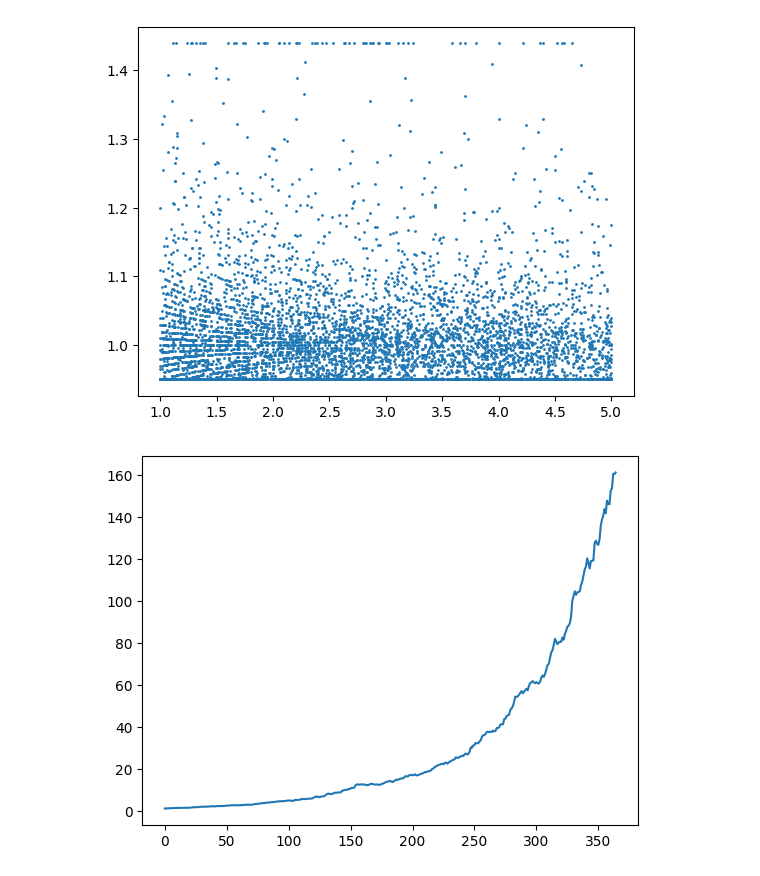
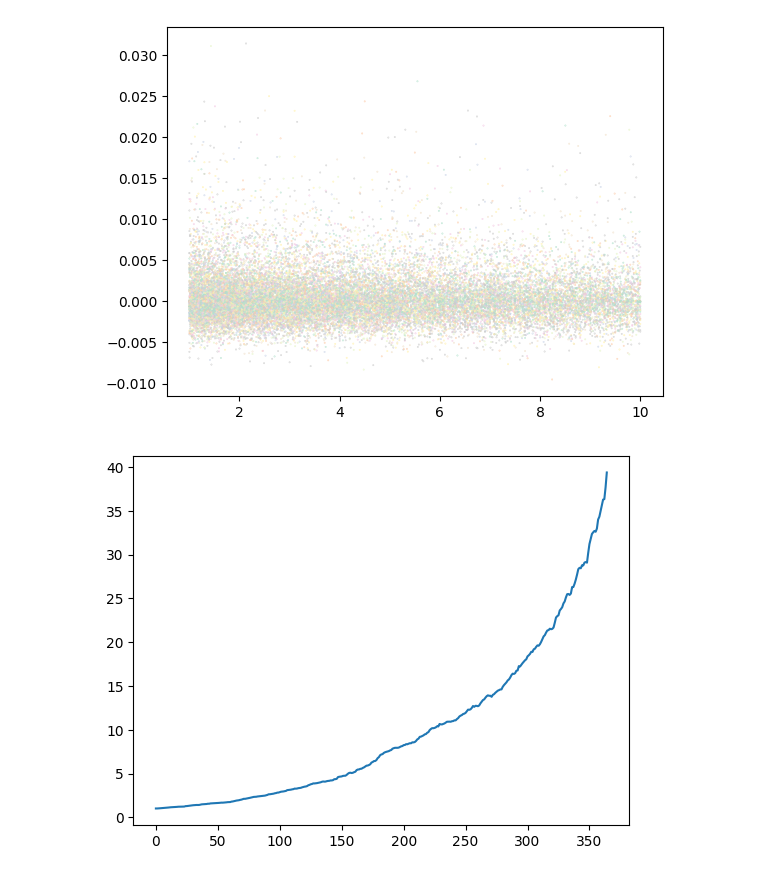
Before and after one commit to chung-ejy/orivault, a Jupyter notebook: studies/swing_trading_study/speculation_basic.ipynb, the cells around one changed output. Saved outputs shown, nothing was run; the diff lists cells and outputs as text; code cells hidden in the pictures.

```diff
--- a/studies/swing_trading_study/speculation_basic.ipynb
+++ b/studies/swing_trading_study/speculation_basic.ipynb
@@ -63,12 +65,10 @@ for ticker in tqdm(index["ticker"][::skips]):
                 price["dividend"] = price["rate"].ffill().fillna(0)
             else:
                 price["dividend"] = 0
-            for member in Metric:
-                price = member.calculate(price,timeframe=rolling_window)
-            for member in Indicator:
-                price = member.calculate(price,timeframe=rolling_window)
-            for member in RiskType:
-                price = member.apply(price)
+            price = Metric.DISTANCE.calculate(price,timeframe=rolling_window)
+            price = Metric.NEXT_CLOSE.calculate(price,timeframe=rolling_window)
+            price = Indicator.EMACorr.calculate(price,timeframe=rolling_window)
+            price = RiskType.COEFFICIENT_OF_VARIATION.apply(price)
             prices.append(price.dropna())
     except Exception as e:
         print(str(e))
@@ -80,23 +88,25 @@ index 0 is out of bounds for axis 0 with size 0
 # %%
-model_end = 2021
+model_end = 2020
 backtest_end = 2026
 simulation = pd.concat(prices)
 simulation = simulation[(simulation["year"]>=model_end) & (simulation["year"]<backtest_end)]
 simulation.sort_values("date", inplace=True)
 # %%
 portfolios = PortfolioSelection.generate_possible_portfolios(
-                                                            ranking_metrics=["sma_corr","sma","ema","ema_corr"]
-                                                            ,num_of_groups=[5,10]
+                                                            ranking_metrics=[
+                                                                "ema_corr"
+                                                            ]
+                                                            ,num_of_groups=[3]
                                                             ,group_percentages=[1]
-                                                            ,max_prices=[3,5,10]
-                                                            ,min_prices=[1,3,5]
+                                                            ,max_prices=[3]
+                                                            ,min_prices=[1]
                                                             ,stoplosses=[0.05]
                                                             ,rolling_windows=[rolling_window]
                                                             )
 filtered_portfolios = []
 for portfolio in portfolios:
-        if portfolio.timeframe.value == "day"  and portfolio.selection_type.label == "top_blacklist" \
-            and portfolio.position_type.label == "long" and portfolio.allocation_type.label == "equal" and portfolio.max_price > portfolio.min_price:
+        if portfolio.timeframe.value == "day"  and "top_blacklist" in portfolio.selection_type.label  and portfolio.allocation_type.label == "risk" \
+            and portfolio.position_type.label == "long" and portfolio.grouping_type.value ==  "distance" and portfolio.max_price > portfolio.min_price:
             filtered_portfolios.append(portfolio)
 len(filtered_portfolios)
 # %% [output]
@@ -243,15 +239,15 @@ portfolio.sort_values("date")
 # %%
-plt.scatter(trades["adjclose"],trades["return"],s=1)
+plt.scatter(trades["adjclose"],trades["return"],s=0.1,c=trades["group_percentile"].astype(int)*10,cmap="Pastel2")
 plt.show()
 # %% [output]
-[figure, old version]
+[figure, new version]
 # %%
 averaged_portfolio = portfolio.groupby("day").agg({"weighted_return":"mean","return":"mean"}).reset_index()
-averaged_portfolio["pv"] = averaged_portfolio["return"].cumprod()
+averaged_portfolio["pv"] = averaged_portfolio["weighted_return"].cumprod()
 plt.plot(averaged_portfolio["pv"])
 plt.show()
 # %% [output]
-[figure, old version]
+[figure, new version]
 # %%
 trades.tail(20)
 # %% [output]
```
Also changed, not shown: parts of 10 cells of this notebook, 13 other files.
